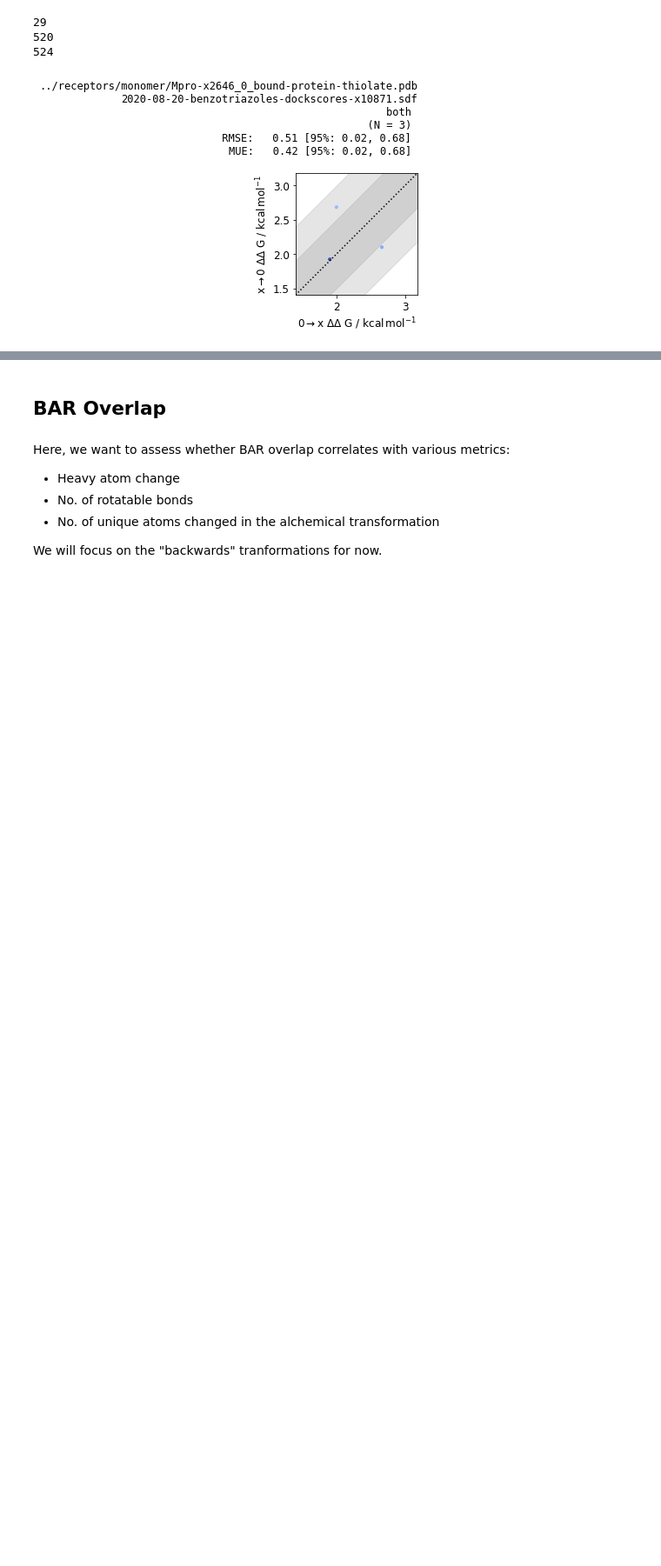
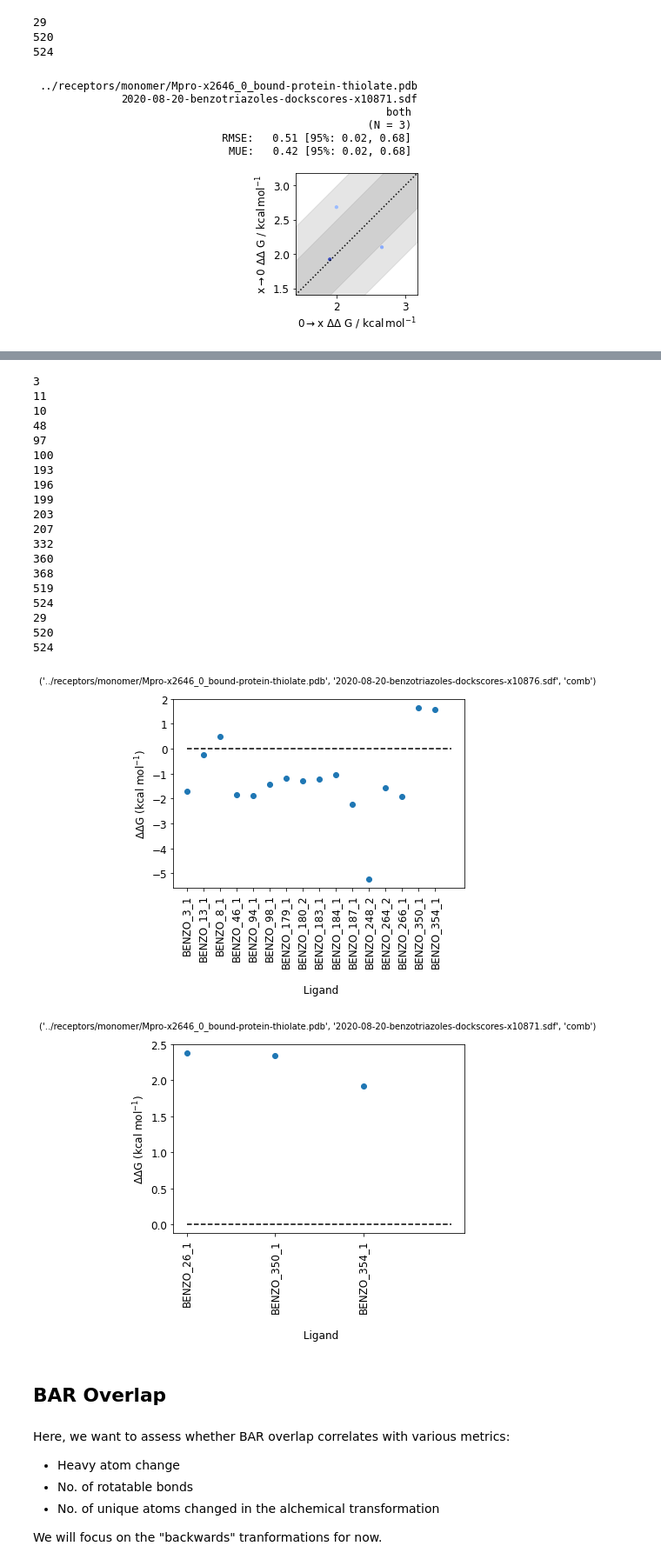
Before and after one commit to choderalab/fah-xchem-notebooks, a Jupyter notebook: analysis/sprint-3/ANALYSIS-Sprint-3.ipynb, the cells around one changed output, grey strips where cells are left out. Shown at 87% size. Drawn from its saved outputs; the diff is of its cells as text; code cells hidden in the pictures; blank space fills up the shorter version.

Commit message:
update notebook with filters

```diff
--- a/analysis/sprint-3/ANALYSIS-Sprint-3.ipynb
+++ b/analysis/sprint-3/ANALYSIS-Sprint-3.ipynb
@@ -490,7 +494,7 @@ store_edges = {}
 comb_graphs = [t for t in graphs if 'both' in t]
 
 for t in comb_graphs:
-    # set old_graph to be the graph in the previosuly formed graphs object
+    # set old_graph to be the graph in the previously formed graphs object
     old_graph = graphs[t]
 
     # create a new graph labelled "comb" (i.e. combined) and corresponding dict to keep track
@@ -505,6 +509,7 @@ for t in comb_graphs:
 
         # if we are starting at the ligand 0 (i.e. the one all others are relative to)
         if edge[0] == 0:
+            print(edge)
 
             # if the edge exists between two ligands, get the relevant values
             if old_graph.has_edge(edge[1],edge[0]): # if we have X -> Y transformation
@@ -517,12 +522,13 @@ for t in comb_graphs:
                 DDG_low = 0.5*(edge[2]['calc_DDG_low']-old_graph.get_edge_data(edge[1],edge[0])['calc_DDG_low']) # this isn't right
                 DDG_high = 0.5*(edge[2]['calc_DDG_high']-old_graph.get_edge_data(edge[1],edge[0])['calc_DDG_high']), # this isn't right
 
-                new_graph.add_edge(edge[0],edge[1],
-                               calc_DDG=DDG,
-                               calc_DDG_low=DDG_low,
-                               calc_DDG_high=DDG_high,
-                               calc_dDDG=(edge[2]['calc_dDDG']**2+old_graph.get_edge_data(edge[1],edge[0])['calc_dDDG']**2)**0.5,
-                               exp_DDG=0.,exp_dDDG=0.1)
+                new_graph.add_edge(edge[0],
+                                   edge[1],
+                                   calc_DDG=DDG,
+                                   calc_DDG_low=DDG_low,
+                                   calc_DDG_high=DDG_high,
+                                   calc_dDDG=(edge[2]['calc_dDDG']**2+old_graph.get_edge_data(edge[1],edge[0])['calc_dDDG']**2)**0.5,
+                                   exp_DDG=0.,exp_dDDG=0.1)
 
                 if edge[1] in r[(t[0],t[1], 'comb')]:
                     print(edge[1])
@@ -535,6 +541,7 @@ for t in comb_graphs:
                                                        DDG_high,
                                                        edge[2]['calc_DDG'],
                                                        -old_graph.get_edge_data(edge[1],edge[0])['calc_DDG'],
+                                                       old_graph.get_edge_data(edge[1],edge[0])['start_title']
                                                       ]
     # plot it
     if len(x) > 0 :
@@ -624,3 +716,41 @@ for key in filter_dict:
+# %%
+for key in filter_dict:
+    fig, ax = plt.subplots()
+    mol_store = []
+    data = []
+    for i in filter_dict[key]:
+        print(i)
+        mol_store.append(filter_dict[key][i][-1])
+        data.append(filter_dict[key][i][0])
+
+    plt.scatter(mol_store, data)
+    plt.hlines(0,0,len(mol_store), color="black", linestyles="--")
+    plt.xticks(rotation=90)
+    plt.xlabel("\n Ligand")
+    plt.ylabel(r"$\Delta\Delta$G (kcal mol$^{-1}$)")
+    plt.title(f"{key} \n", size=10)
+# %% [output]
+3
+11
+10
+48
+97
+100
+193
+196
+199
+203
+207
+332
+360
+368
+519
+524
+29
+520
+524
+[figure, added]
+[figure, added]
 # %% [markdown]
 ## BAR Overlap
 # %% [markdown]
```
Also changed, not shown: parts of 7 cells of this notebook.
